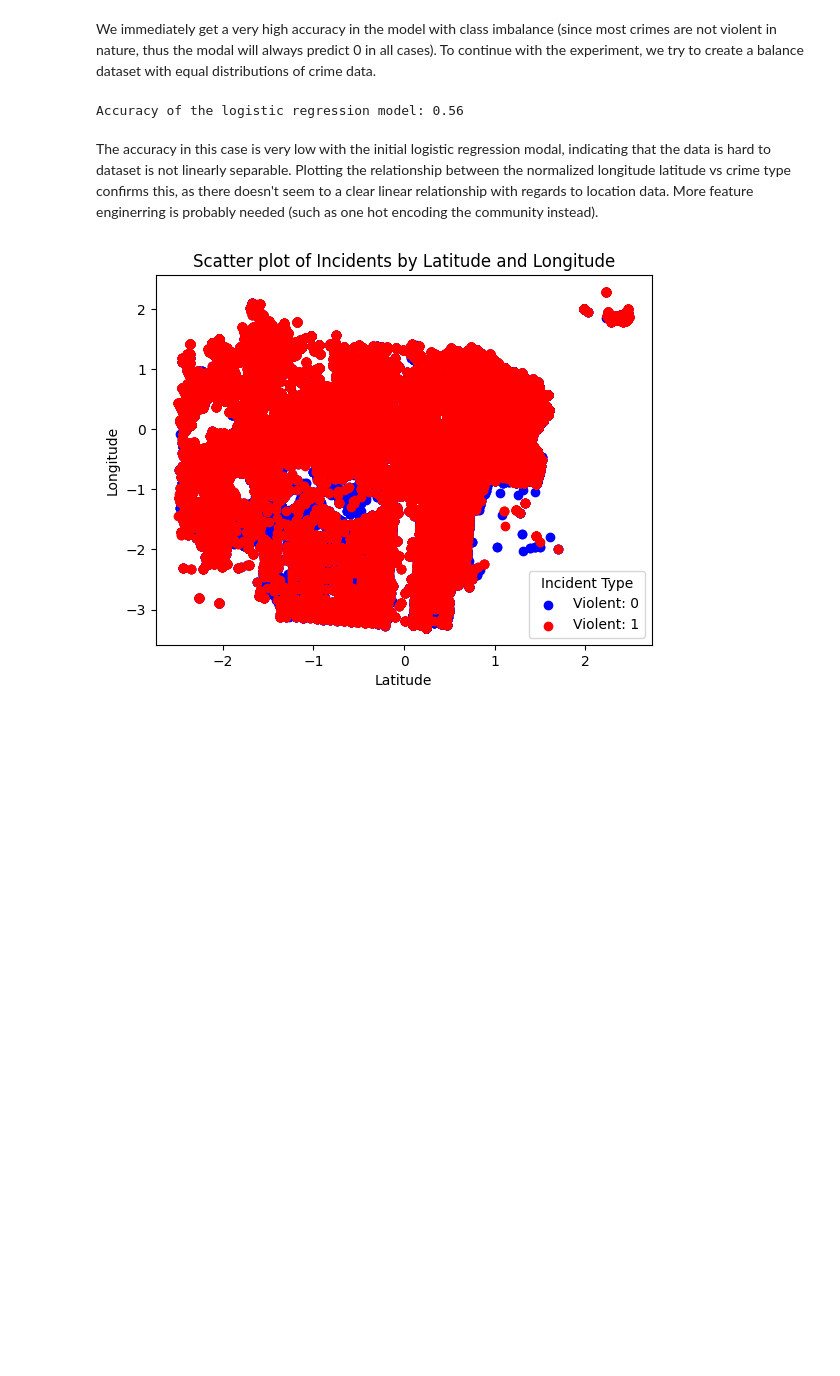
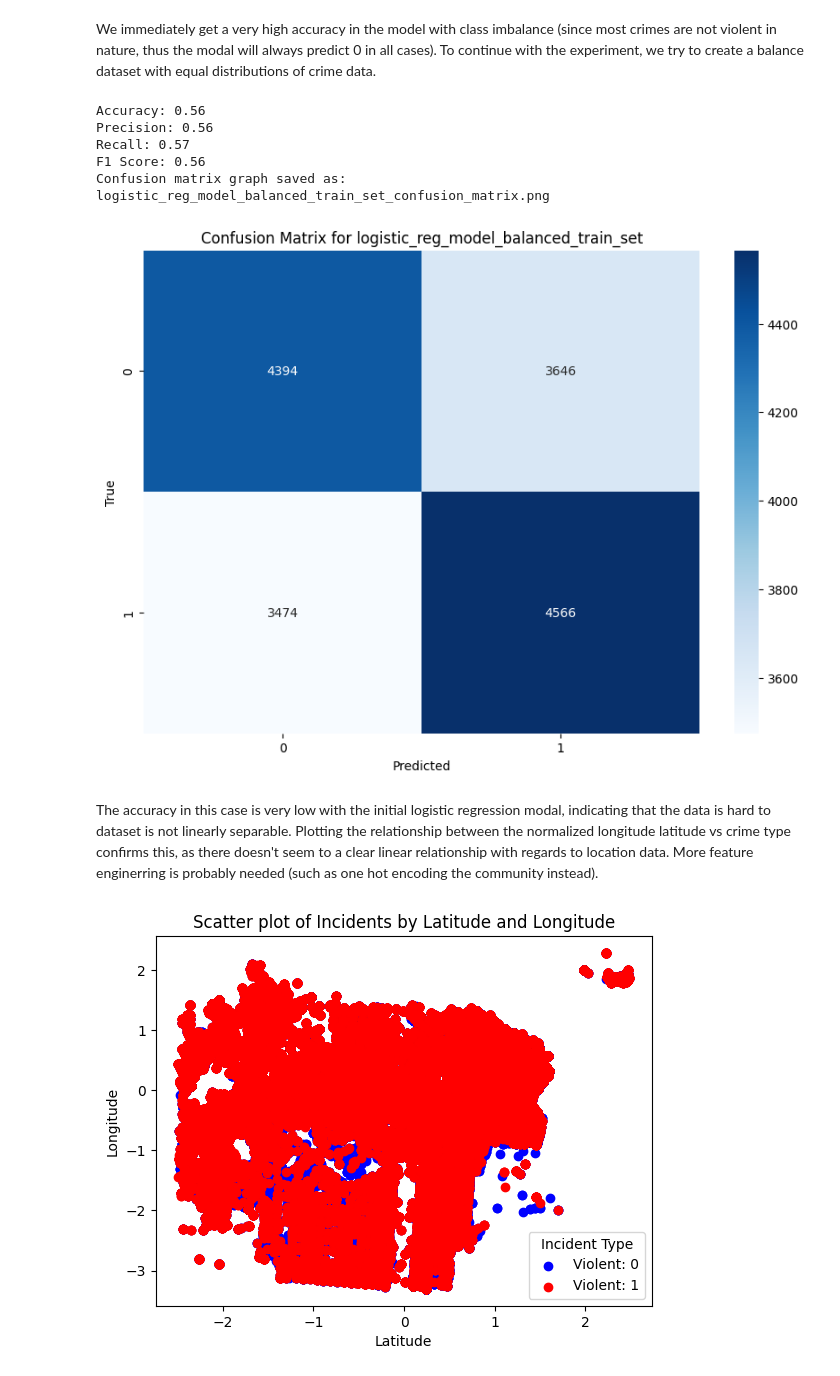
Before and after one commit to zhubzy/SF-Incident-Prediction, a Jupyter notebook: SF_Incident_Prediction.ipynb, the cells around one changed output. Saved outputs shown, nothing was run; the diff lists cells and outputs as text; code cells hidden in the pictures; blank space fills up the shorter version.

```diff
--- a/SF_Incident_Prediction.ipynb
+++ b/SF_Incident_Prediction.ipynb
@@ -380,11 +410,16 @@ balanced_df = pd.concat([balanced_violent_df, balanced_nonviolent_df])
 # %%
 from sklearn.model_selection import train_test_split
 y = balanced_df['violent']
 X_train, X_test, Y_train, Y_test = train_test_split(balanced_df[['Latitude', 'Longitude', 'Hour', 'DayOfWeek', 'Month']], y, test_size=0.1, random_state=42, stratify=y)
 balanced_df['violent'] = balanced_df['violent'].astype(int)
-LogisticRegressionTest(X_train, Y_train, X_test, Y_test)
+LogisticRegressionTest(X_train, Y_train, X_test, Y_test,"logistic_reg_model_balanced_train_set")
 # %% [output]
-Accuracy of the logistic regression model: 0.56
+Accuracy: 0.56
+Precision: 0.56
+Recall: 0.57
+F1 Score: 0.56
+Confusion matrix graph saved as: logistic_reg_model_balanced_train_set_confusion_matrix.png
+[figure, added]
 # %% [markdown]
 The accuracy in this case is very low with the initial logistic regression modal, indicating that the data is hard to dataset is not linearly separable. Plotting the relationship between the normalized longitude latitude vs crime type confirms this, as there doesn't seem to a clear linear relationship with regards to location data. More feature enginerring is probably needed (such as one hot encoding the community instead).
 # %%
```
Also changed, not shown: parts of 15 cells of this notebook, 4 other files.
